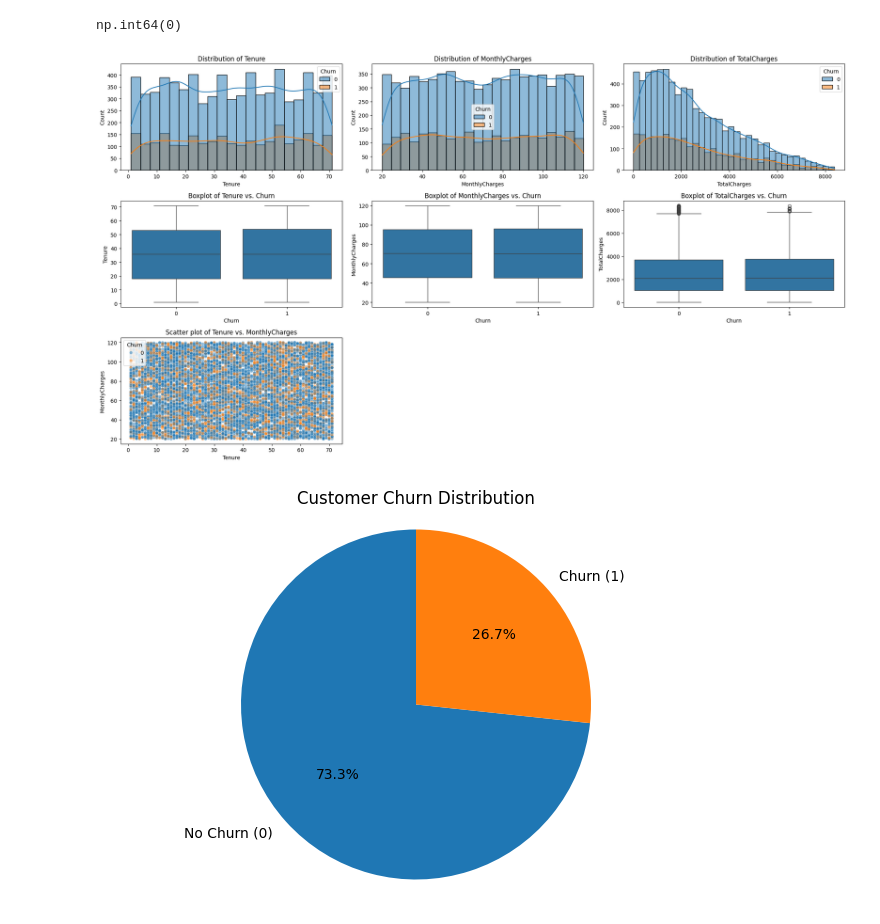
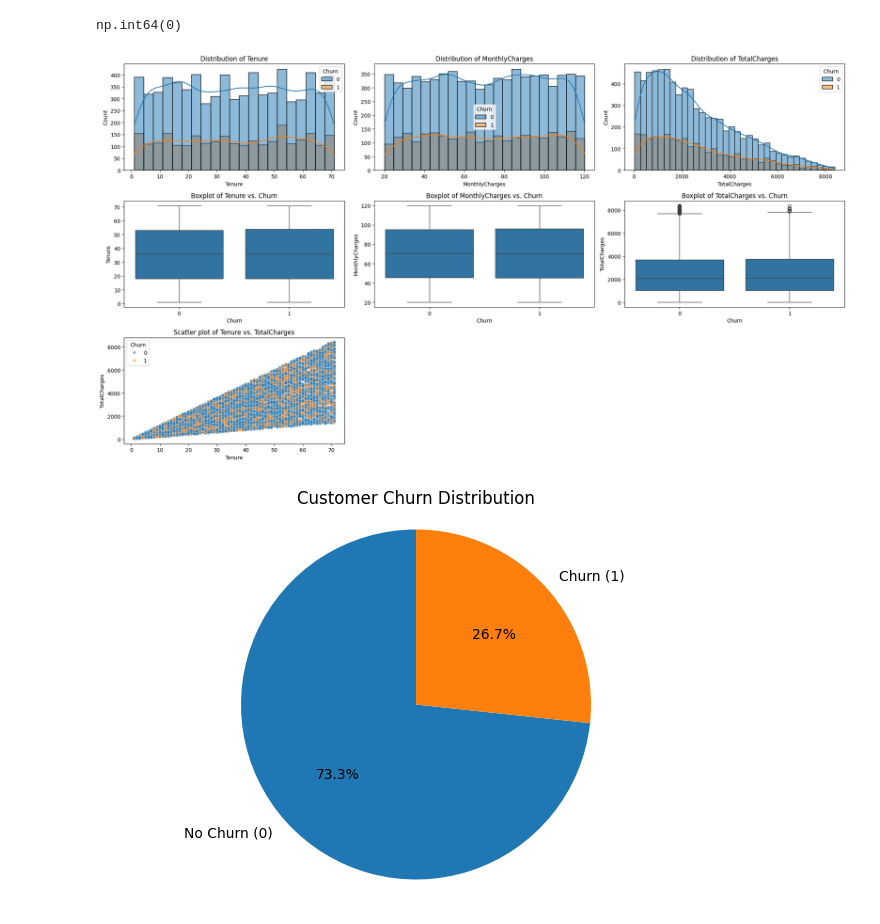
Before and after one commit to Maimoon-github/Customer-Churn-Prediction, a Jupyter notebook: notebooks/NoteBook.ipynb, the cells around one changed output. Drawn from its saved outputs; the diff is of its cells as text; code cells hidden in the pictures.

```diff
--- a/notebooks/NoteBook.ipynb
+++ b/notebooks/NoteBook.ipynb
@@ -132,34 +132,34 @@ np.int64(0)
 # %%
 import seaborn as sns
 
 import matplotlib.pyplot as plt
 
 # Visualize the distribution of numerical features
 numerical_features = ['Tenure', 'MonthlyCharges', 'TotalCharges']
 
 plt.figure(figsize=(20, 11))
 
 # Histograms
 for i, feature in enumerate(numerical_features):
     plt.subplot(3, 3, i + 1)
     sns.histplot(data=data, x=feature, hue='Churn', kde=True)
     plt.title(f'Distribution of {feature}')
 
 # Box plots
 for i, feature in enumerate(numerical_features):
     plt.subplot(3, 3, i + 4)
     sns.boxplot(data=data, y=feature, x='Churn')
     plt.title(f'Boxplot of {feature} vs. Churn')
 
-# Scatter plot (Tenure vs. MonthlyCharges)
+# Scatter plot (Tenure vs. TotalCharges)
 plt.subplot(3, 3, 7)
-sns.scatterplot(data=data, x='Tenure', y='MonthlyCharges', hue='Churn', alpha=0.5)
-plt.title('Scatter plot of Tenure vs. MonthlyCharges')
+sns.scatterplot(data=data, x='Tenure', y='TotalCharges', hue='Churn', alpha=0.5)
+plt.title('Scatter plot of Tenure vs. TotalCharges')
 
 plt.tight_layout()
 plt.show()
 # %% [output]
-[figure, old version]
+[figure, new version]
 # %%
 # Visualize the churn distribution
 import matplotlib.pyplot as plt
```
